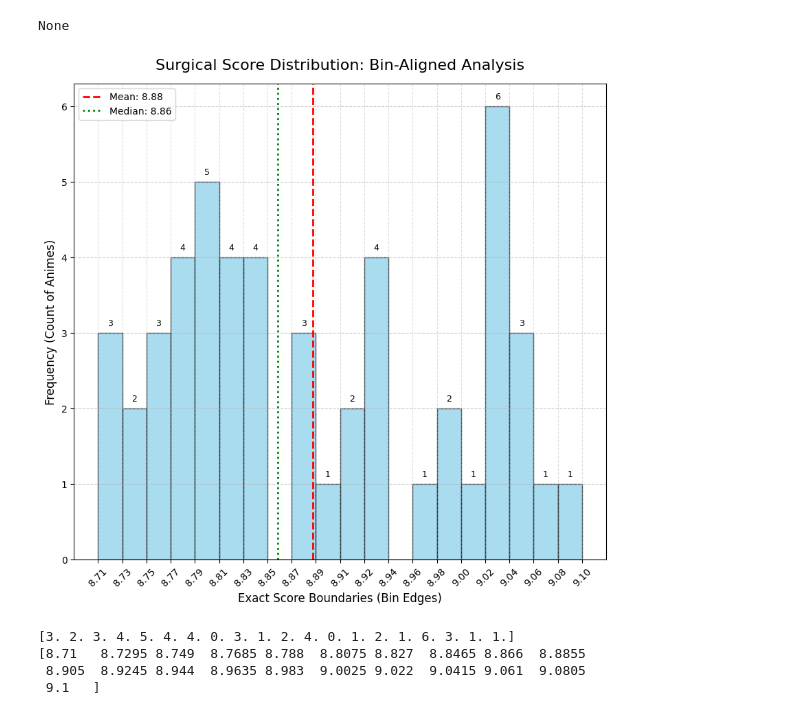
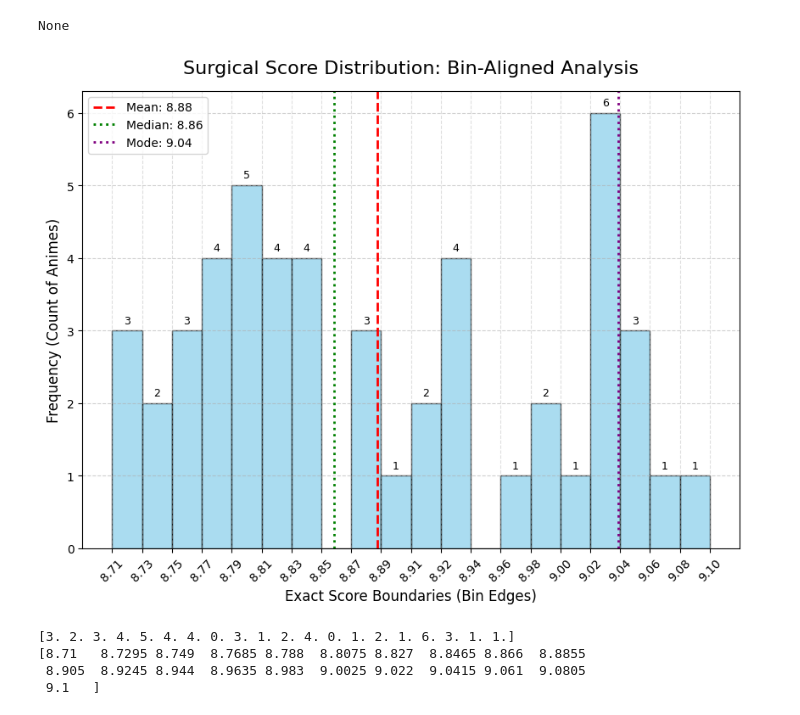
Before and after one commit to Tanish-30-08-2006/learning-data-cleaning-extraction-visualization, a Jupyter notebook: Pandas Learning/Feature Extraction/Anime_Feature_Extraction.ipynb, the cells around one changed output. Cells and saved outputs as stored; diff of their text form; code cells hidden in the pictures.

Commit message:
feat: updated anime data analysis with insights of skewness of score distribuion

```diff
--- a/Pandas Learning/Feature Extraction/Anime_Feature_Extraction.ipynb
+++ b/Pandas Learning/Feature Extraction/Anime_Feature_Extraction.ipynb
@@ -2006,7 +2006,7 @@ import matplotlib.pyplot as plt
 # Instead of just knowing the "Average Score" is 8.5, a Histogram tells you if most animes are exactly 8.5, or if they are spread out wildly between 7.0 and 9.5.
 # %%
 
-plt.figure(figsize=(10,9))
+plt.figure(figsize=(10,7))
 
 #  'bins' defines how many bars we want
 counts, bin_edges, patches = plt.hist(df['Score'], bins=20 , color='skyblue', edgecolor='black',alpha=0.7)
@@ -2030,34 +2030,36 @@ plt.ylabel('Frequency (Count of Animes)', fontsize=12)
 
 # addimg meam score and median score lines parallel to y axis i.e vertical line so we use plt.axvline
 mean_score = df['Score'].mean()
 median_score = df['Score'].median()
+mode_score = df['Score'].mode()[0] # mode_score always returns a series AS maybe two or more columns may have tied for most frequent scores...
 plt.axvline(mean_score, color='red', linestyle='dashed', linewidth=2, label=f'Mean: {mean_score:.2f}')
 plt.axvline(median_score, color='green', linestyle='dotted', linewidth=2, label=f'Median: {median_score:.2f}')
+plt.axvline(mode_score, color='purple', linestyle='dotted', linewidth=2, label=f'Mode: {mode_score:.2f}')
 
 # addimg frequency for every bar ...( we know counts list has count for every bar)
 
 for i in range(len(counts)):
     # Only label bars that aren't empty
     if counts[i]>0:
         # bin_edges[i] is the left side, bin_edges[i+1] is the right side
         # We put the text in the middle of the bar
 
         x_pos = (bin_edges[i] + bin_edges[i+1]) / 2
         y_pos =  counts[i] + 0.1
         plt.text(x_pos, y_pos, str(int(counts[i])), ha='center', fontsize=9)
 
 
 
 
 
 plt.legend()
 
 plt.show()
 
 print(counts)
 print(bin_edges)
 # %% [output]
-[figure, old version]
+[figure, new version]
 [3. 2. 3. 4. 5. 4. 4. 0. 3. 1. 2. 4. 0. 1. 2. 1. 6. 3. 1. 1.]
 [8.71   8.7295 8.749  8.7685 8.788  8.8075 8.827  8.8465 8.866  8.8855
  8.905  8.9245 8.944  8.9635 8.983  9.0025 9.022  9.0415 9.061  9.0805
```
Also changed, not shown: parts of 1 cell of this notebook.
